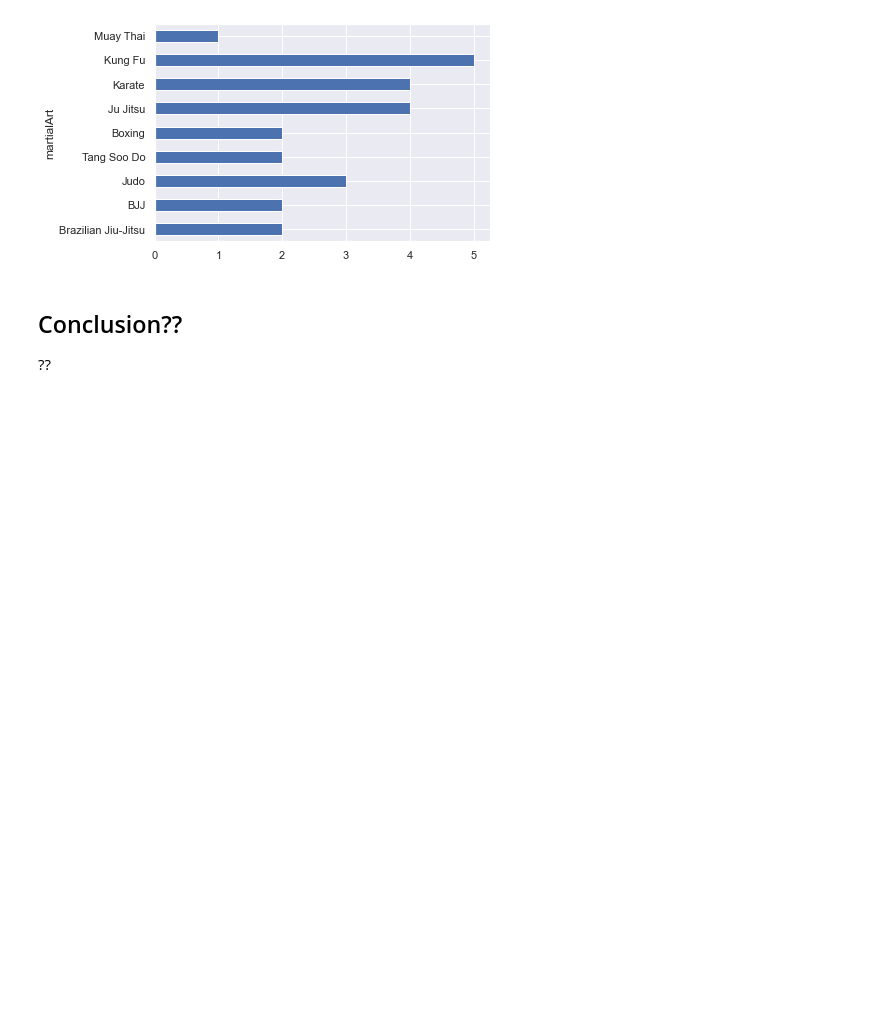
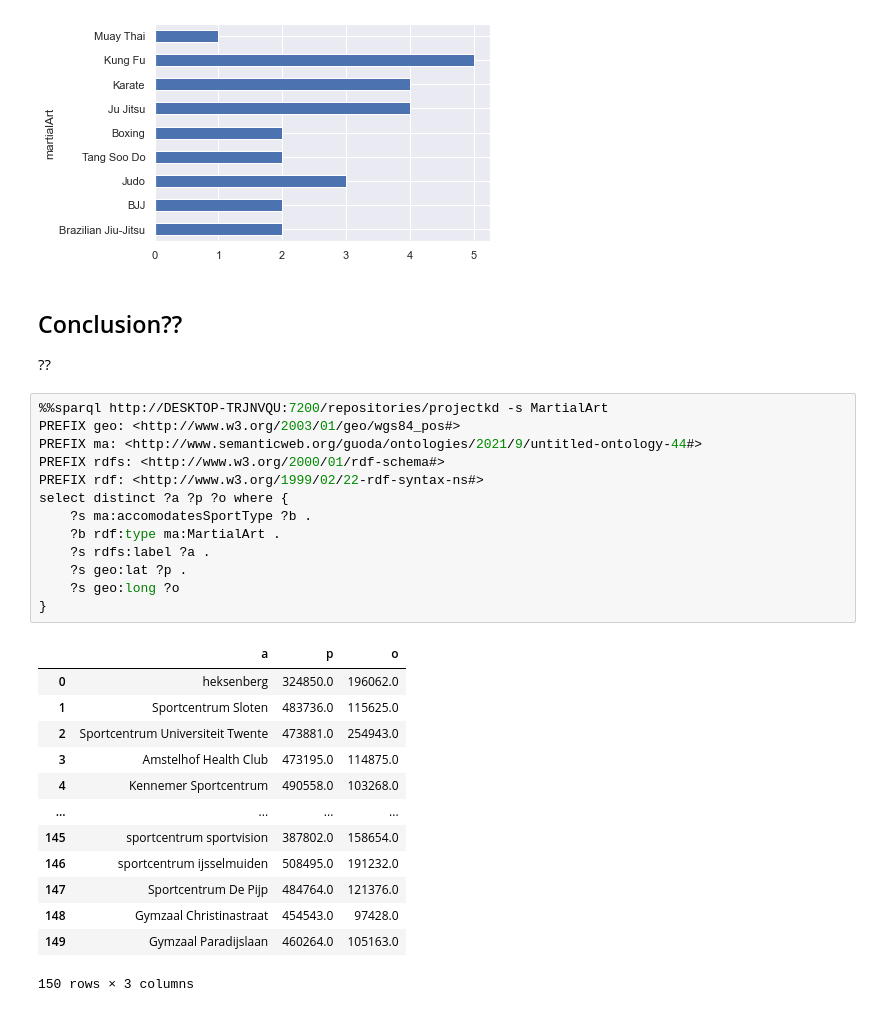
Before and after one commit to guoda23/KDproject, a Jupyter notebook: KDProject75.ipynb, the cells around one changed output. Saved outputs shown, nothing was run; the diff lists cells and outputs as text; blank space fills up the shorter version.

```diff
--- a/KDProject75.ipynb
+++ b/KDProject75.ipynb
@@ -124,3 +124,30 @@ MartialArt['descendants'].plot.barh()
 ## Conclusion??
 
 ??
+# %%
+%%sparql http://DESKTOP-TRJNVQU:7200/repositories/projectkd -s MartialArt
+PREFIX geo: <http://www.w3.org/2003/01/geo/wgs84_pos#>
+PREFIX ma: <http://www.semanticweb.org/guoda/ontologies/2021/9/untitled-ontology-44#>
+PREFIX rdfs: <http://www.w3.org/2000/01/rdf-schema#>
+PREFIX rdf: <http://www.w3.org/1999/02/22-rdf-syntax-ns#>
+select distinct ?a ?p ?o where {
+    ?s ma:accomodatesSportType ?b .
+    ?b rdf:type ma:MartialArt .
+    ?s rdfs:label ?a .
+	?s geo:lat ?p .
+    ?s geo:long ?o
+}
+# %% [output]
+|  | a | p | o |
+| 0 | heksenberg | 324850.0 | 196062.0 |
+| 1 | Sportcentrum Sloten | 483736.0 | 115625.0 |
+| 2 | Sportcentrum Universiteit Twente | 473881.0 | 254943.0 |
+| 3 | Amstelhof Health Club | 473195.0 | 114875.0 |
+| 4 | Kennemer Sportcentrum | 490558.0 | 103268.0 |
+| ... | ... | ... | ... |
+| 145 | sportcentrum sportvision | 387802.0 | 158654.0 |
+| 146 | sportcentrum ijsselmuiden | 508495.0 | 191232.0 |
+| 147 | Sportcentrum De Pijp | 484764.0 | 121376.0 |
+| 148 | Gymzaal Christinastraat | 454543.0 | 97428.0 |
+| 149 | Gymzaal Paradijslaan | 460264.0 | 105163.0 |
+150 rows × 3 columns
```
Also changed, not shown: parts of 1 cell of this notebook, 1 other file.
